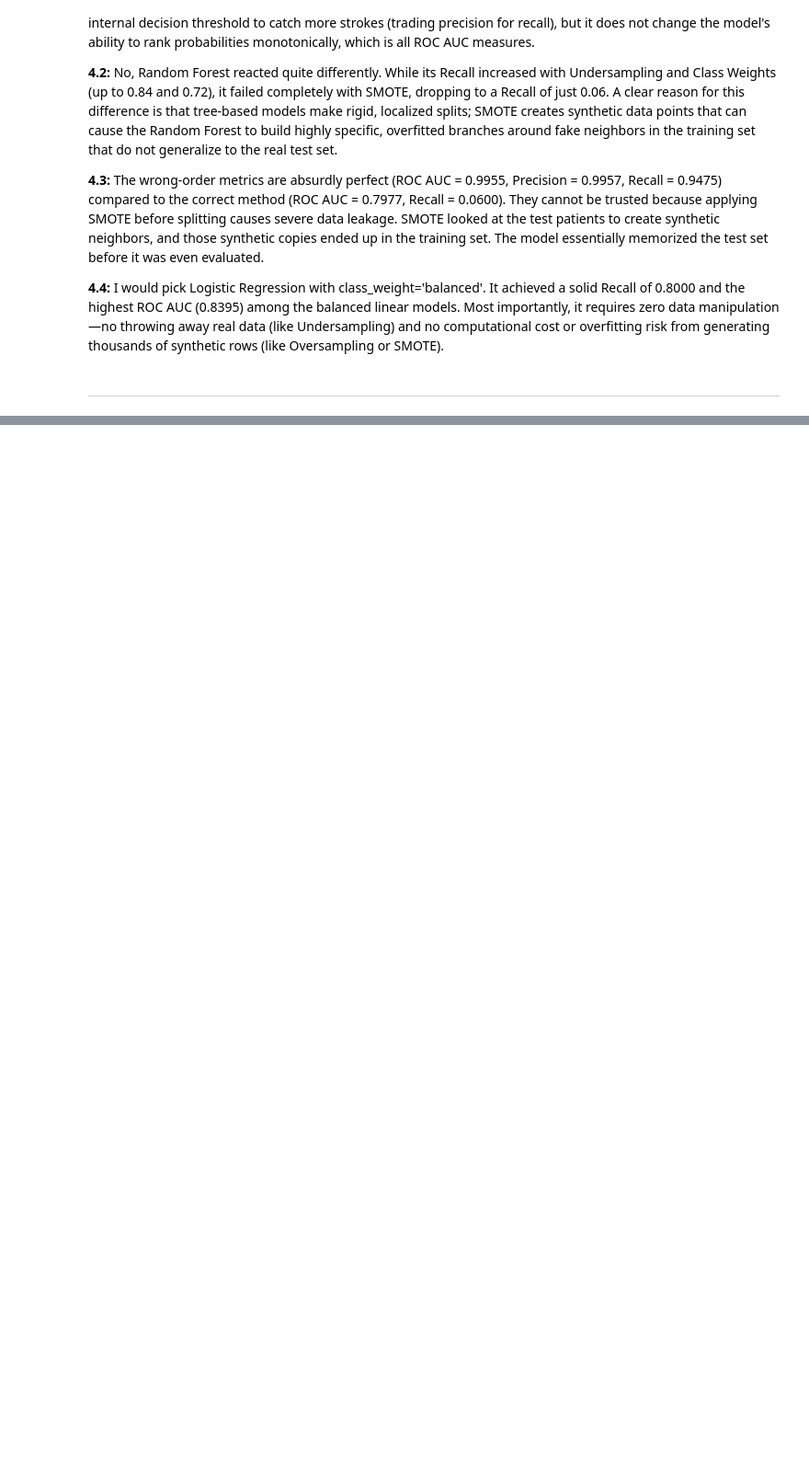
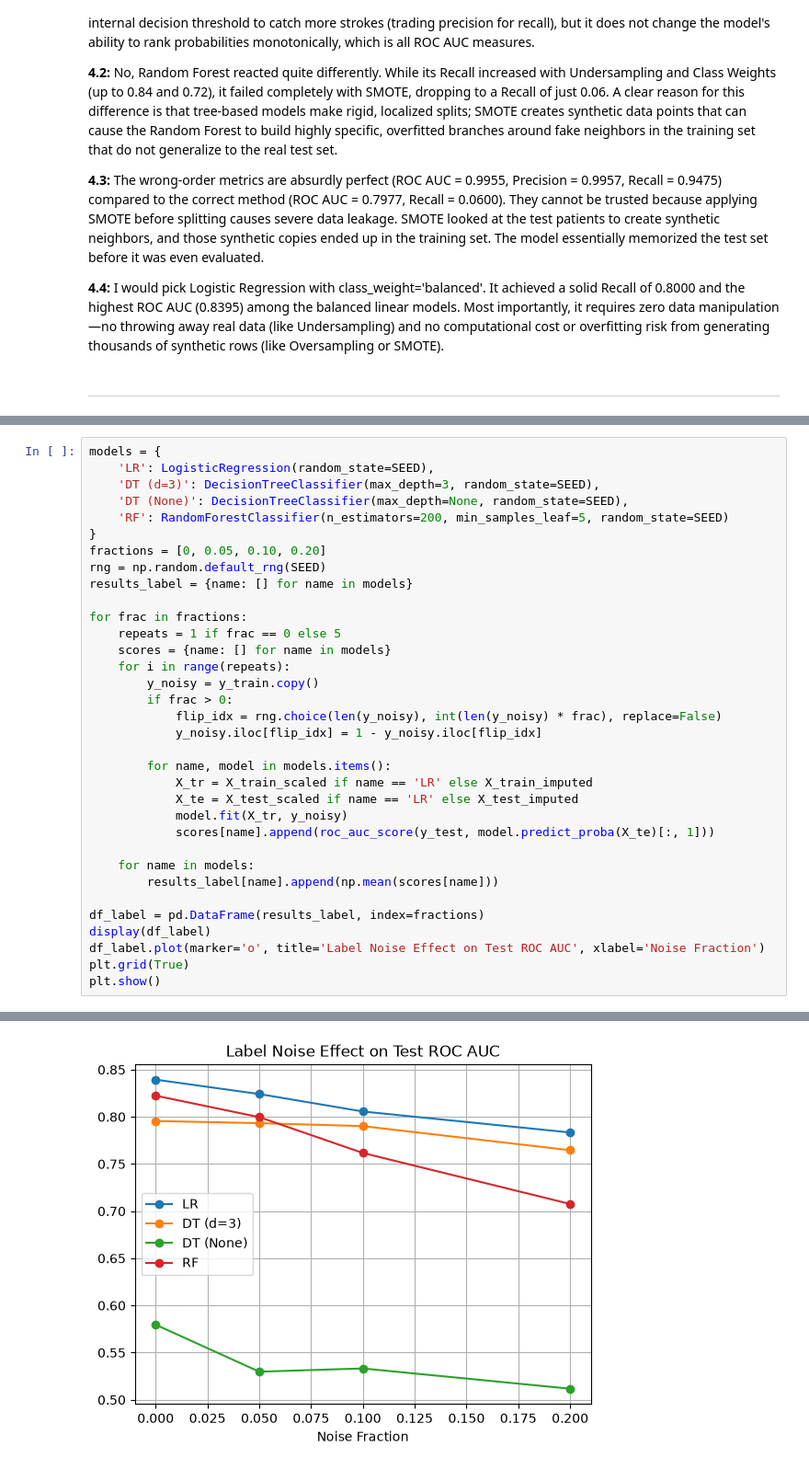
Before and after one commit to bahadurmalik82/stroke-risk-prediction-imbalance, a Jupyter notebook: Lab9_Bias_Variance_Imbalance_Template.ipynb, the cells around one changed output, grey strips where cells are left out. Shown at 92% size. Cells and saved outputs as stored; diff of their text form; blank space fills up the shorter version.

```diff
--- a/Lab9_Bias_Variance_Imbalance_Template.ipynb
+++ b/Lab9_Bias_Variance_Imbalance_Template.ipynb
@@ -555,0 +562,35 @@ display(df_leakage)
+# %%
+models = {
+    'LR': LogisticRegression(random_state=SEED),
+    'DT (d=3)': DecisionTreeClassifier(max_depth=3, random_state=SEED),
+    'DT (None)': DecisionTreeClassifier(max_depth=None, random_state=SEED),
+    'RF': RandomForestClassifier(n_estimators=200, min_samples_leaf=5, random_state=SEED)
+}
+fractions = [0, 0.05, 0.10, 0.20]
+rng = np.random.default_rng(SEED)
+results_label = {name: [] for name in models}
+
+for frac in fractions:
+    repeats = 1 if frac == 0 else 5
+    scores = {name: [] for name in models}
+    for i in range(repeats):
+        y_noisy = y_train.copy()
+        if frac > 0:
+            flip_idx = rng.choice(len(y_noisy), int(len(y_noisy) * frac), replace=False)
+            y_noisy.iloc[flip_idx] = 1 - y_noisy.iloc[flip_idx]
+
+        for name, model in models.items():
+            X_tr = X_train_scaled if name == 'LR' else X_train_imputed
+            X_te = X_test_scaled if name == 'LR' else X_test_imputed
+            model.fit(X_tr, y_noisy)
+            scores[name].append(roc_auc_score(y_test, model.predict_proba(X_te)[:, 1]))
+
+    for name in models:
+        results_label[name].append(np.mean(scores[name]))
+
+df_label = pd.DataFrame(results_label, index=fractions)
+display(df_label)
+df_label.plot(marker='o', title='Label Noise Effect on Test ROC AUC', xlabel='Noise Fraction')
+plt.grid(True)
+plt.show()
+# %% [output]
@@ -555,0 +602 @@ display(df_leakage)
+[figure, added]
```
Also changed, not shown: parts of 8 cells of this notebook.
